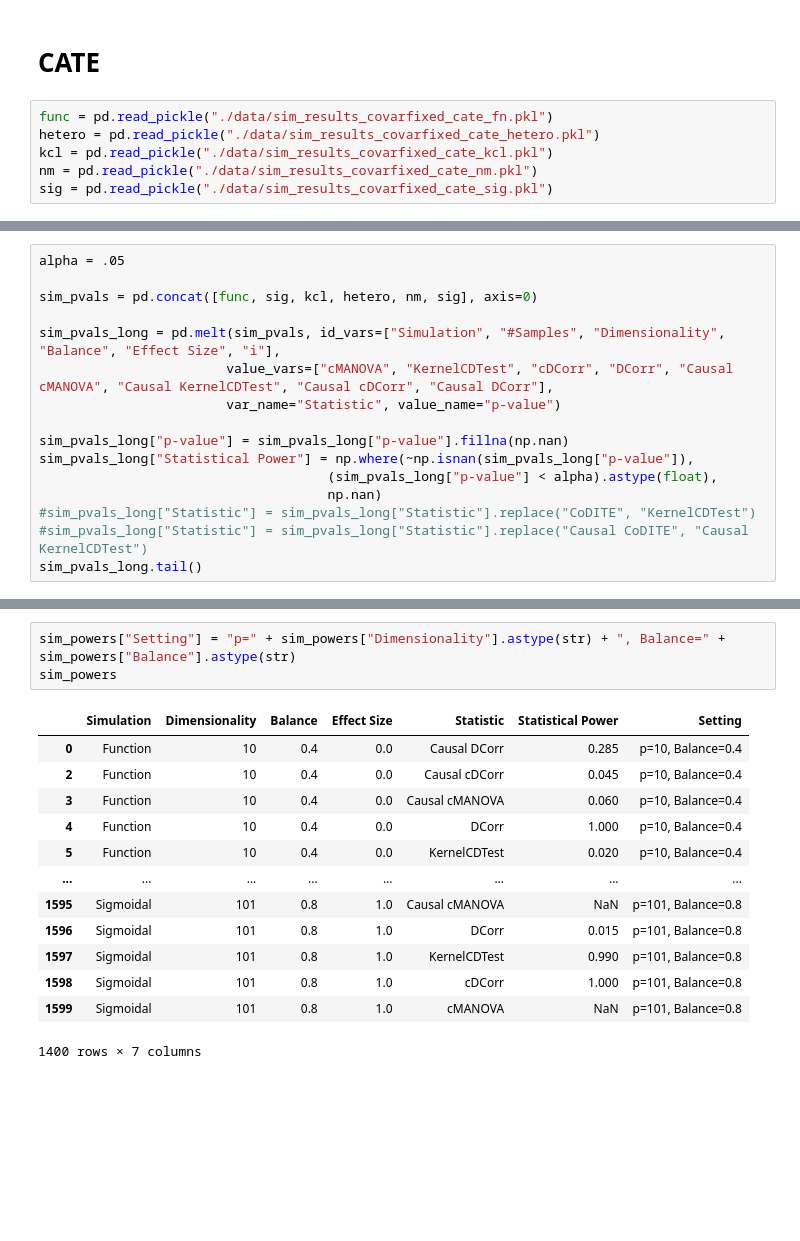
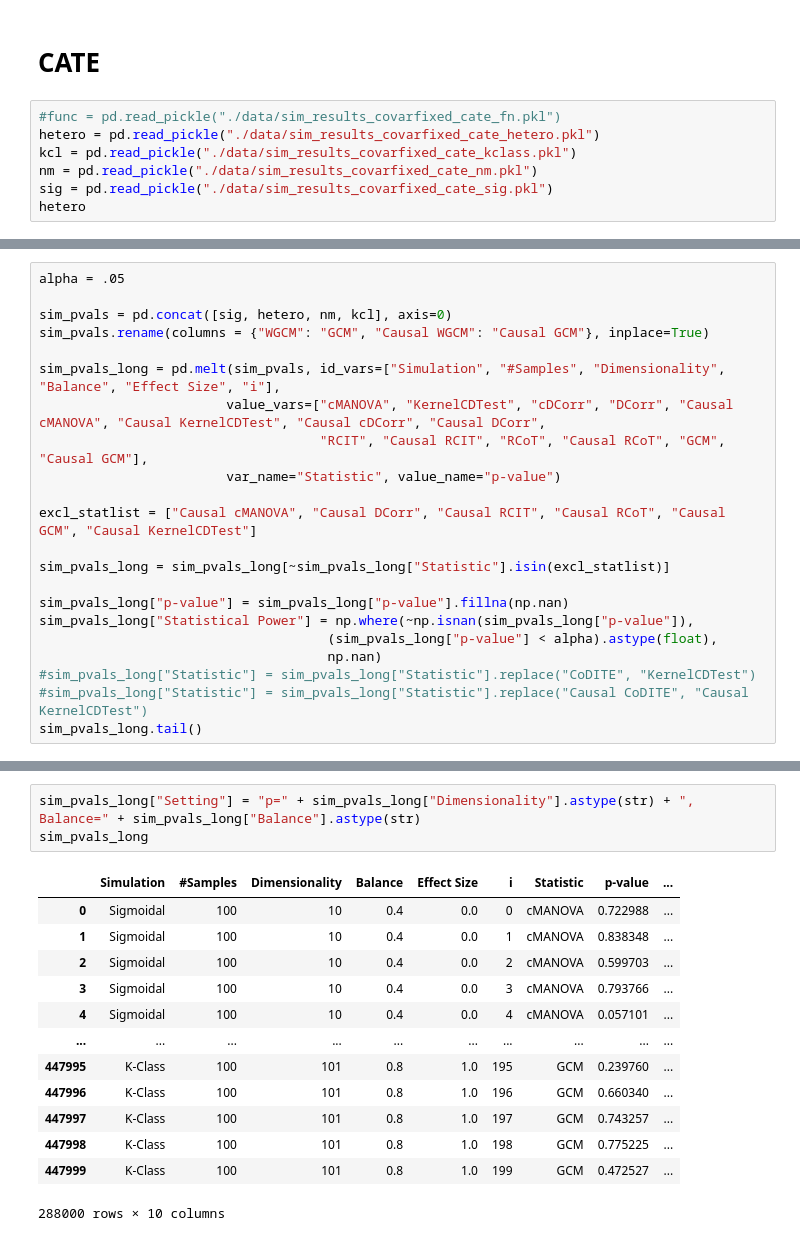
Before and after one commit to ebridge2/cdcorr, a Jupyter notebook: cdcorr/simulations/plotting.ipynb, the cells around one changed output, grey strips where cells are left out. Cells and saved outputs as stored; diff of their text form; blank space fills up the shorter version.

```diff
--- a/cdcorr/simulations/plotting.ipynb
+++ b/cdcorr/simulations/plotting.ipynb
@@ -78,8 +84,9 @@ g.add_legend();
 # %% [markdown]
 # CATE
 # %%
-func = pd.read_pickle("./data/sim_results_covarfixed_cate_fn.pkl")
+#func = pd.read_pickle("./data/sim_results_covarfixed_cate_fn.pkl")
 hetero = pd.read_pickle("./data/sim_results_covarfixed_cate_hetero.pkl")
-kcl = pd.read_pickle("./data/sim_results_covarfixed_cate_kcl.pkl")
+kcl = pd.read_pickle("./data/sim_results_covarfixed_cate_kclass.pkl")
 nm = pd.read_pickle("./data/sim_results_covarfixed_cate_nm.pkl")
 sig = pd.read_pickle("./data/sim_results_covarfixed_cate_sig.pkl")
+hetero
@@ -86,11 +107,17 @@ sig = pd.read_pickle("./data/sim_results_covarfixed_cate_sig.pkl")
 # %%
 alpha = .05
 
-sim_pvals = pd.concat([func, sig, kcl, hetero, nm, sig], axis=0)
+sim_pvals = pd.concat([sig, hetero, nm, kcl], axis=0)
+sim_pvals.rename(columns = {"WGCM": "GCM", "Causal WGCM": "Causal GCM"}, inplace=True)
 
 sim_pvals_long = pd.melt(sim_pvals, id_vars=["Simulation", "#Samples", "Dimensionality", "Balance", "Effect Size", "i"],
-                        value_vars=["cMANOVA", "KernelCDTest", "cDCorr", "DCorr", "Causal cMANOVA", "Causal KernelCDTest", "Causal cDCorr", "Causal DCorr"],
+                        value_vars=["cMANOVA", "KernelCDTest", "cDCorr", "DCorr", "Causal cMANOVA", "Causal KernelCDTest", "Causal cDCorr", "Causal DCorr",
+                                    "RCIT", "Causal RCIT", "RCoT", "Causal RCoT", "GCM", "Causal GCM"],
                         var_name="Statistic", value_name="p-value")
+
+excl_statlist = ["Causal cMANOVA", "Causal DCorr", "Causal RCIT", "Causal RCoT", "Causal GCM", "Causal KernelCDTest"]
+
+sim_pvals_long = sim_pvals_long[~sim_pvals_long["Statistic"].isin(excl_statlist)]
 
 sim_pvals_long["p-value"] = sim_pvals_long["p-value"].fillna(np.nan)
 sim_pvals_long["Statistical Power"] = np.where(~np.isnan(sim_pvals_long["p-value"]),
@@ -122,18 +136,18 @@ sim_powers.head()
 # %%
-sim_powers["Setting"] = "p=" + sim_powers["Dimensionality"].astype(str) + ", Balance=" + sim_powers["Balance"].astype(str)
-sim_powers
+sim_pvals_long["Setting"] = "p=" + sim_pvals_long["Dimensionality"].astype(str) + ", Balance=" + sim_pvals_long["Balance"].astype(str)
+sim_pvals_long
 # %% [output]
-|  | Simulation | Dimensionality | Balance | Effect Size | Statistic | Statistical Power | Setting |
-| 0 | Function | 10 | 0.4 | 0.0 | Causal DCorr | 0.285 | p=10, Balance=0.4 |
-| 2 | Function | 10 | 0.4 | 0.0 | Causal cDCorr | 0.045 | p=10, Balance=0.4 |
-| 3 | Function | 10 | 0.4 | 0.0 | Causal cMANOVA | 0.060 | p=10, Balance=0.4 |
-| 4 | Function | 10 | 0.4 | 0.0 | DCorr | 1.000 | p=10, Balance=0.4 |
-| 5 | Function | 10 | 0.4 | 0.0 | KernelCDTest | 0.020 | p=10, Balance=0.4 |
-| ... | ... | ... | ... | ... | ... | ... | ... |
-| 1595 | Sigmoidal | 101 | 0.8 | 1.0 | Causal cMANOVA | NaN | p=101, Balance=0.8 |
-| 1596 | Sigmoidal | 101 | 0.8 | 1.0 | DCorr | 0.015 | p=101, Balance=0.8 |
-| 1597 | Sigmoidal | 101 | 0.8 | 1.0 | KernelCDTest | 0.990 | p=101, Balance=0.8 |
-| 1598 | Sigmoidal | 101 | 0.8 | 1.0 | cDCorr | 1.000 | p=101, Balance=0.8 |
-| 1599 | Sigmoidal | 101 | 0.8 | 1.0 | cMANOVA | NaN | p=101, Balance=0.8 |
+|  | Simulation | #Samples | Dimensionality | Balance | Effect Size | i | Statistic | p-value | ... |
+| 0 | Sigmoidal | 100 | 10 | 0.4 | 0.0 | 0 | cMANOVA | 0.722988 | ... |
+| 1 | Sigmoidal | 100 | 10 | 0.4 | 0.0 | 1 | cMANOVA | 0.838348 | ... |
+| 2 | Sigmoidal | 100 | 10 | 0.4 | 0.0 | 2 | cMANOVA | 0.599703 | ... |
+| 3 | Sigmoidal | 100 | 10 | 0.4 | 0.0 | 3 | cMANOVA | 0.793766 | ... |
+| 4 | Sigmoidal | 100 | 10 | 0.4 | 0.0 | 4 | cMANOVA | 0.057101 | ... |
+| ... | ... | ... | ... | ... | ... | ... | ... | ... | ... |
+| 447995 | K-Class | 100 | 101 | 0.8 | 1.0 | 195 | GCM | 0.239760 | ... |
+| 447996 | K-Class | 100 | 101 | 0.8 | 1.0 | 196 | GCM | 0.660340 | ... |
+| 447997 | K-Class | 100 | 101 | 0.8 | 1.0 | 197 | GCM | 0.743257 | ... |
+| 447998 | K-Class | 100 | 101 | 0.8 | 1.0 | 198 | GCM | 0.775225 | ... |
+| 447999 | K-Class | 100 | 101 | 0.8 | 1.0 | 199 | GCM | 0.472527 | ... |
-1400 rows × 7 columns
+288000 rows × 10 columns
 # %%
```
Also changed, not shown: parts of 14 cells of this notebook, 4 other files.
